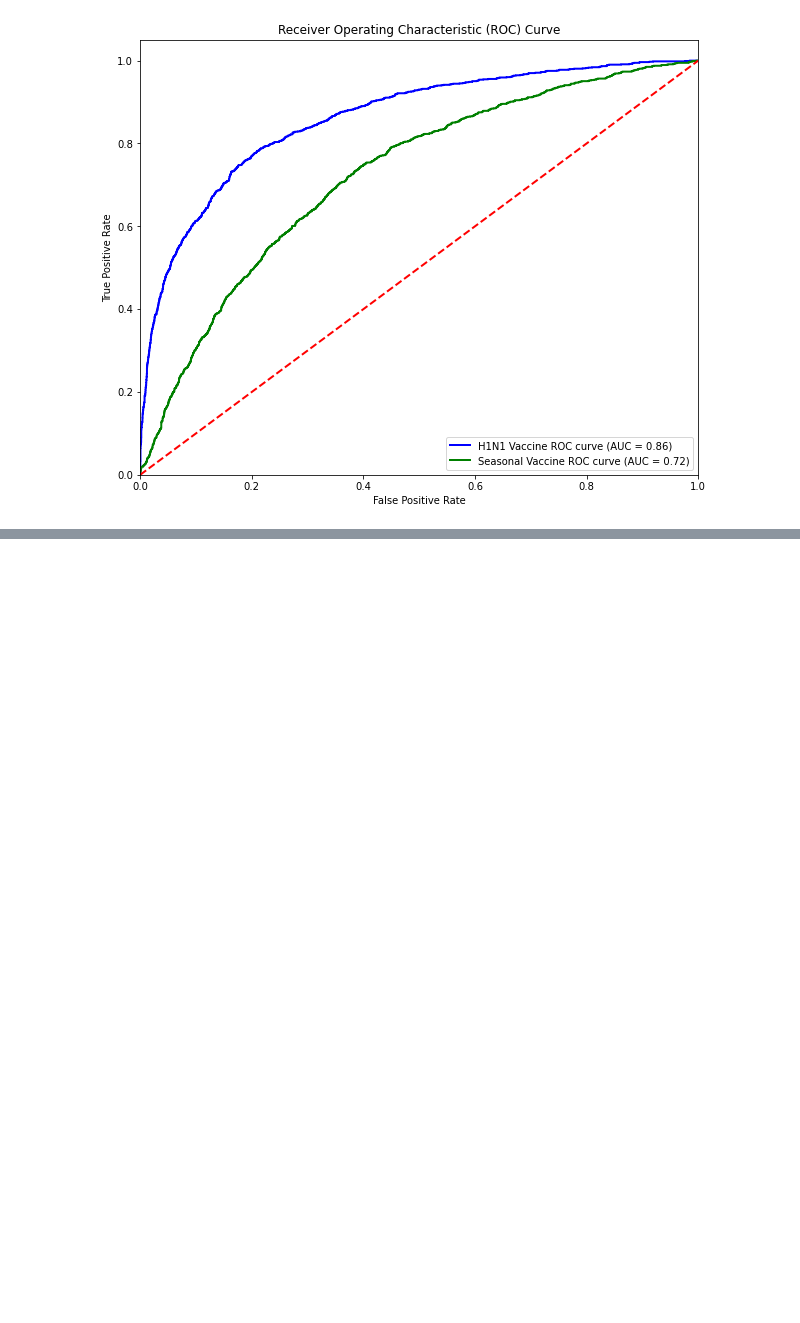
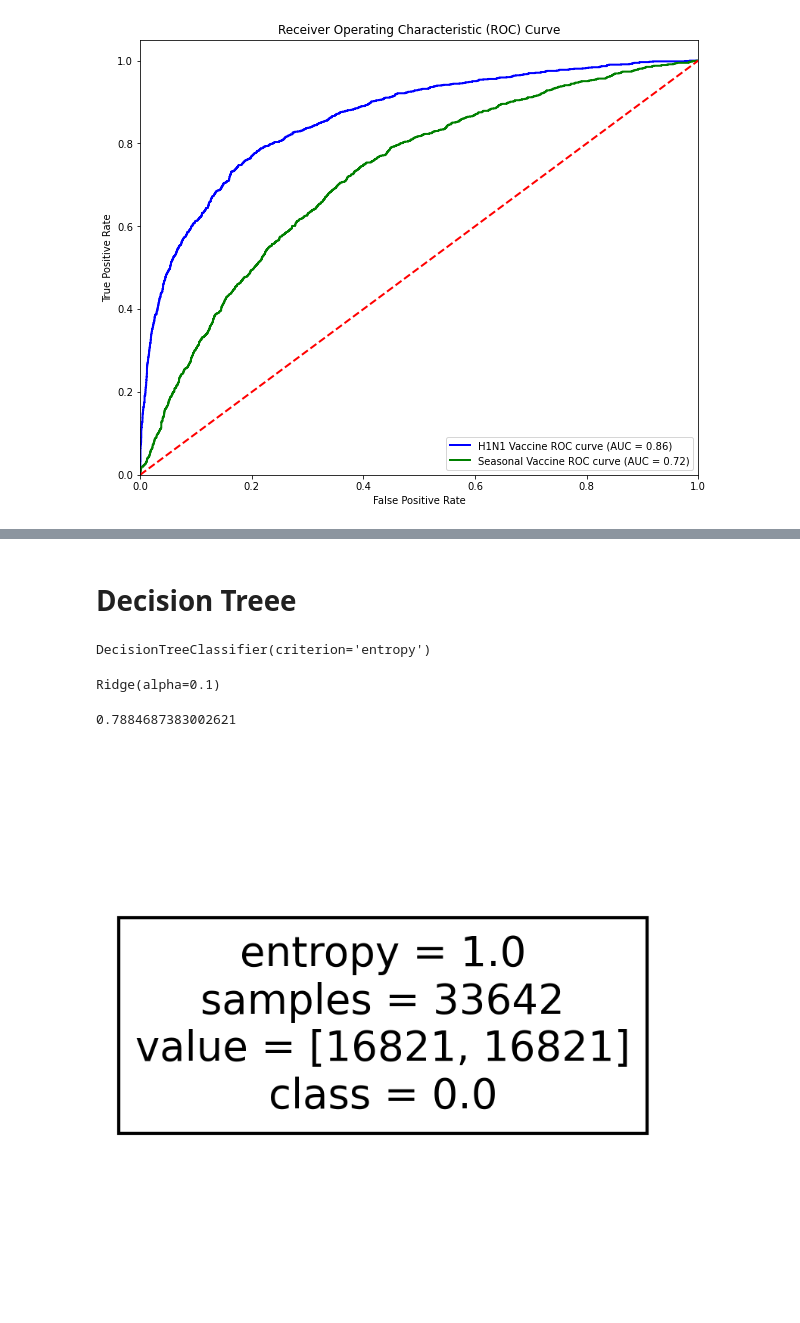
Before and after one commit to gshikanda/PHASE-3-PROJECT, a Jupyter notebook: H1N1 PROJECT.ipynb, the cells around one changed output, grey strips where cells are left out. Cells and saved outputs as stored; diff of their text form; code cells hidden in the pictures; blank space fills up the shorter version.

Commit message:
hyperparameter tuning the decision tree

```diff
--- a/H1N1 PROJECT.ipynb
+++ b/H1N1 PROJECT.ipynb
@@ -939,0 +862,18 @@ dtype: int64
+# %% [markdown]
+# Decision Treee
+# %%
+dt_clf_h1n1=DecisionTreeClassifier(criterion='entropy',random_state=42,max_depth=7,min_samples_split=5,min_samples_leaf=3,max_features='log2',min_impurity_decrease=0.01)
+dt_clf_h1n1.fit(X_train_smote_h1n1,y_train_smote_h1n1)
+
+
+dt_clf_seasonal=DecisionTreeClassifier(criterion='entropy')
+dt_clf_seasonal.fit(X_train_smote_seasonal,y_train_smote_seasonal)
+# %% [output]
+DecisionTreeClassifier(criterion='entropy')
+# %%
+from sklearn.linear_model import Ridge
+
+model = Ridge(alpha=0.1)
+model.fit(X_train_smote_h1n1, y_train_smote_h1n1)
+# %% [output]
+Ridge(alpha=0.1)
@@ -939,0 +884,16 @@ dtype: int64
+# %%
+from sklearn.metrics import confusion_matrix,ConfusionMatrixDisplay
+acc_h1n1=accuracy_score(y_test,y_dt_h1n1_pred)
+acc_h1n1
+# %% [output]
+0.7884687383002621
+# %%
+from sklearn import tree
+fig, axes = plt.subplots(nrows = 1,ncols = 1, figsize = (3,3), dpi=300)
+tree.plot_tree(dt_clf_h1n1,
+               feature_names = new_training.columns,
+               class_names=np.unique(y_train_smote_h1n1).astype('str'),
+               filled = True)
+plt.show()
+# %% [output]
+[figure, added]
```
Also changed, not shown: parts of 28 cells of this notebook.
